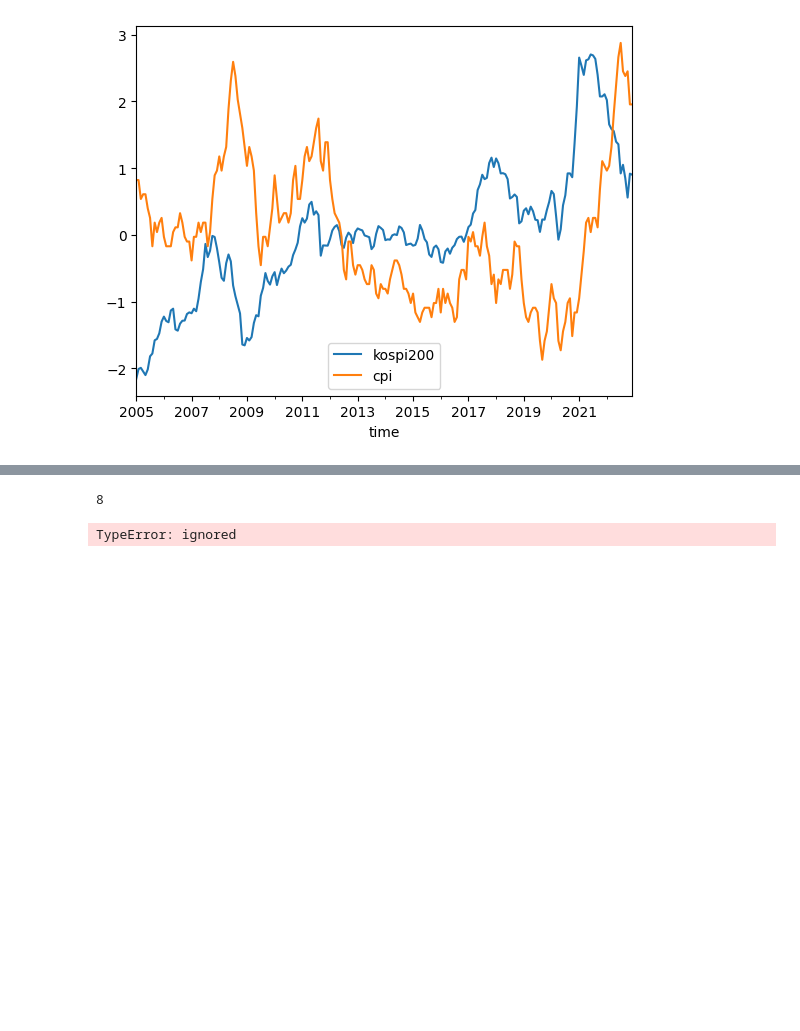
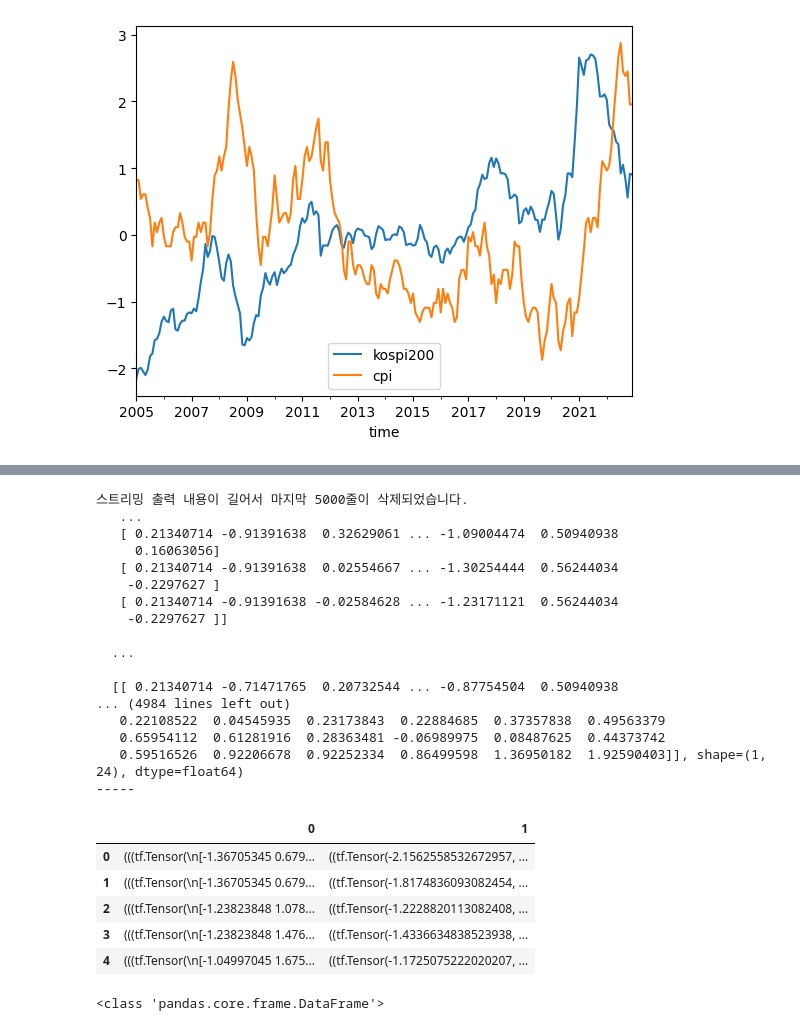
Before and after one commit to lom-sup/kospi200_forecasting_lstm_fail, a Jupyter notebook: lstm.ipynb, the cells around one changed output, grey strips where cells are left out. Cells and saved outputs as stored; diff of their text form; code cells hidden in the pictures; blank space fills up the shorter version.

```diff
--- a/lstm.ipynb
+++ b/lstm.ipynb
@@ -80,10 +80,6 @@ normalization_stock.head()
 | 2005-03-01 | -1.367053 | 0.679673 | -0.970906 | -0.576867 | -0.763108 | 0.539120 | -1.748715 | -0.132164 | -1.990218 |
 | 2005-04-01 | -1.367053 | 0.679673 | -1.091774 | -0.444141 | -1.554196 | 0.609953 | -1.622261 | 0.307028 | -2.043941 |
 | 2005-05-01 | -1.367053 | 0.679673 | -1.045140 | -0.347718 | -0.962760 | 0.609953 | -1.622261 | 0.307028 | -2.098728 |
-# %%
-print(normalization_stock.columns.get_loc("kospi200"))
-# %% [output]
-8
 # %%
 # Sequential Dataset 생성 함수
 def create_sequential_dataset(data, target_variable, sequence_length, batch_size):
@@ -120,41 +116,62 @@ def create_sequential_dataset(data, target_variable, sequence_length, batch_size
 
     # Sequential Dataset 생성
     dataset = tf.keras.preprocessing.timeseries_dataset_from_array(
         np.array(input_sequences), np.array(target_values),
         sequence_length=sequence_length,  # 입력 시퀀스 길이
-        batch_size=batch_size,  # 배치 크기
-        single_output = False #하나씩만 예측 안한다
+        batch_size=batch_size  # 배치 크기
     )
 
     return dataset
 
 
 
 # Sequential Dataset 생성
 sequence_length = 24  # 입력 시퀀스 길이 / 주기성에 따라
 batch_size = 6  # 배치 크기 / 2분기, 6개월
 # step = int(np.ceil(total_train / float(batch_size)))
 
 # "kospi200"를 타깃 변수로 선택하고, 다른 변수는 입력 변수로 선택하여 Sequential Dataset 생성
 target_variable = "kospi200"
 input_variables = ["minwages", "baseinterestrate", "dolexchangerate", "bot", "cab", "cpi", "nominalgdp", "realgdp"]
 
 # 입력 데이터프레임에서 입력 변수와 타깃 변수 선택
 input_data = normalization_stock[input_variables + [target_variable]]
 
 # Sequential Dataset 생성
 dataset = create_sequential_dataset(input_data, target_variable, sequence_length, batch_size)
 
-# Sequential Dataset 확인
-# for batch in dataset:
-#     inputs, targets = batch
-#     print("Inputs:")
-#     print(inputs)
-#     print("Targets:")
-#     print(targets)
-#     print("-----")
+#Sequential Dataset 확인
+for batch in dataset:
+    inputs, targets = batch
+    print("Inputs:")
+    print(inputs)
+    print("Targets:")
+    print(targets)
+    print("-----")
 
 dataset = pd.DataFrame(dataset)
 dataset.head()
 # %% [output]
-TypeError: ignored
+스트리밍 출력 내용이 길어서 마지막 5000줄이 삭제되었습니다.
+   ...
+   [ 0.21340714 -0.91391638  0.32629061 ... -1.09004474  0.50940938
+     0.16063056]
+   [ 0.21340714 -0.91391638  0.02554667 ... -1.30254444  0.56244034
+    -0.2297627 ]
+   [ 0.21340714 -0.91391638 -0.02584628 ... -1.23171121  0.56244034
+    -0.2297627 ]]
+
+  ...
+
+  [[ 0.21340714 -0.71471765  0.20732544 ... -0.87754504  0.50940938
+... (4984 lines left out)
+   0.22108522  0.04545935  0.23173843  0.22884685  0.37357838  0.49563379
+   0.65954112  0.61281916  0.28363481 -0.06989975  0.08487625  0.44373742
+   0.59516526  0.92206678  0.92252334  0.86499598  1.36950182  1.92590403]], shape=(1, 24), dtype=float64)
+-----
+|  | 0 | 1 |
+| 0 | (((tf.Tensor(\n[-1.36705345 0.679... | ((tf.Tensor(-2.1562558532672957, ... |
+| 1 | (((tf.Tensor(\n[-1.36705345 0.679... | ((tf.Tensor(-1.8174836093082454, ... |
+| 2 | (((tf.Tensor(\n[-1.23823848 1.078... | ((tf.Tensor(-1.2228820113082408, ... |
+| 3 | (((tf.Tensor(\n[-1.23823848 1.476... | ((tf.Tensor(-1.4336634838523938, ... |
+| 4 | (((tf.Tensor(\n[-1.04997045 1.675... | ((tf.Tensor(-1.1725075222020207, ... |
@@ -194,0 +178,4 @@ y_test = df_test.loc["kospi200"].values
+# %%
+print(type(dataset))
+# %% [output]
+<class 'pandas.core.frame.DataFrame'>
```
Also changed, not shown: parts of 4 cells of this notebook.
